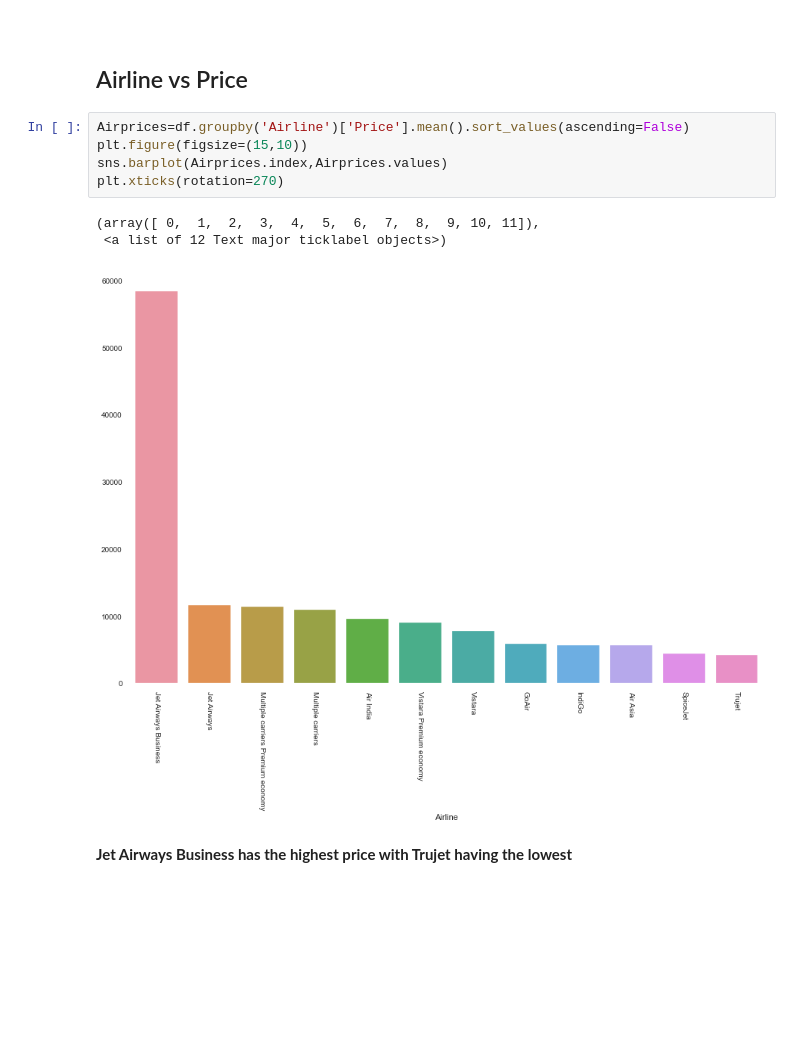
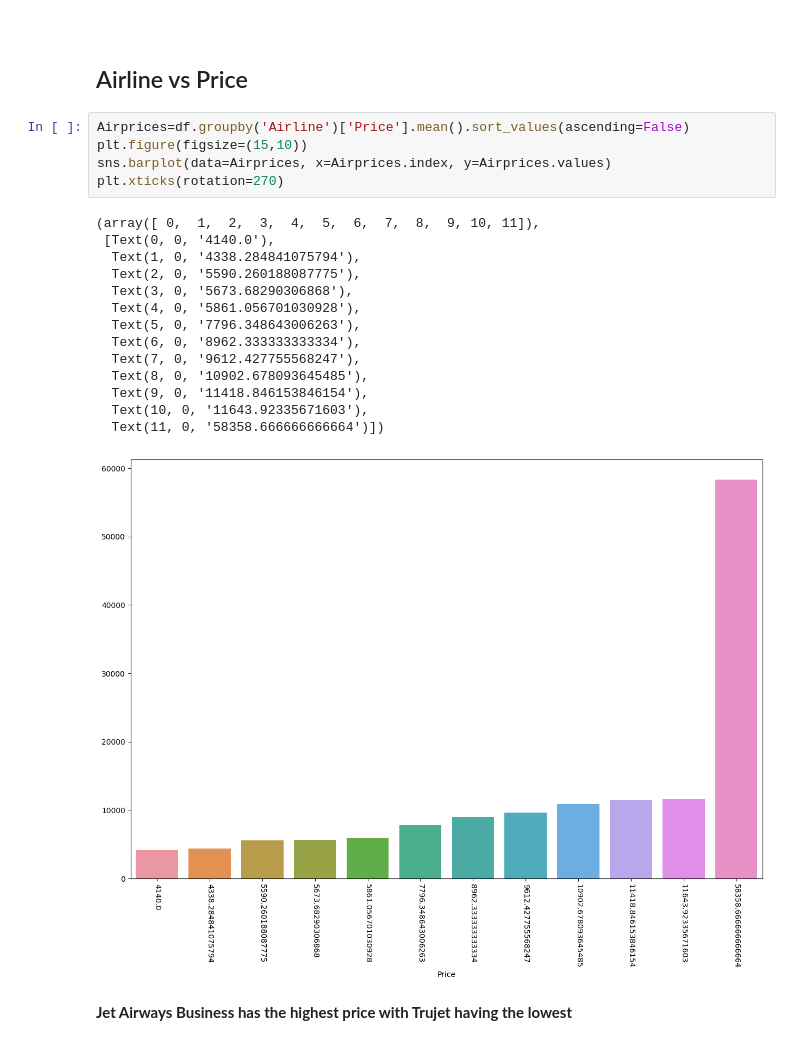
Before and after one commit to Abhi-aka-rup/Data-Scientist, a Jupyter notebook: Heroku Deployment/FlightPrice 4.ipynb, the cells around one changed output. Drawn from its saved outputs; the diff is of its cells as text; blank space fills up the shorter version.

```diff
--- a/Heroku Deployment/FlightPrice 4.ipynb
+++ b/Heroku Deployment/FlightPrice 4.ipynb
@@ -225,12 +197,23 @@ Name: Airline, dtype: int64
 # %%
 Airprices=df.groupby('Airline')['Price'].mean().sort_values(ascending=False)
 plt.figure(figsize=(15,10))
-sns.barplot(Airprices.index,Airprices.values)
+sns.barplot(data=Airprices, x=Airprices.index, y=Airprices.values)
 plt.xticks(rotation=270)
 # %% [output]
 (array([ 0,  1,  2,  3,  4,  5,  6,  7,  8,  9, 10, 11]),
- <a list of 12 Text major ticklabel objects>)
+ [Text(0, 0, '4140.0'),
+  Text(1, 0, '4338.284841075794'),
+  Text(2, 0, '5590.260188087775'),
+  Text(3, 0, '5673.68290306868'),
+  Text(4, 0, '5861.056701030928'),
+  Text(5, 0, '7796.348643006263'),
+  Text(6, 0, '8962.333333333334'),
+  Text(7, 0, '9612.427755568247'),
+  Text(8, 0, '10902.678093645485'),
+  Text(9, 0, '11418.846153846154'),
+  Text(10, 0, '11643.92335671603'),
+  Text(11, 0, '58358.666666666664')])
-[figure, old version]
+[figure, new version]
 # %% [markdown]
 **Jet Airways Business has the highest price with Trujet having the lowest**
 # %%
```
Also changed, not shown: parts of 30 cells of this notebook, 5 other files.
